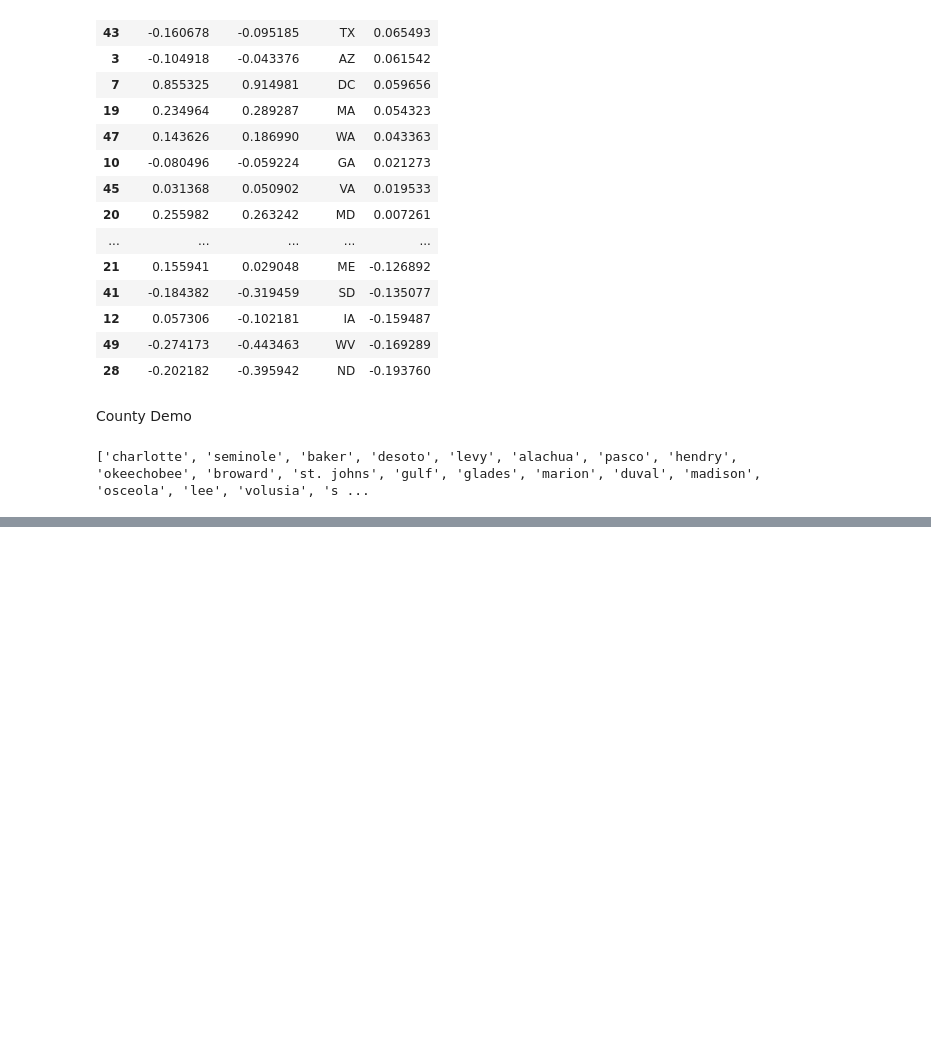
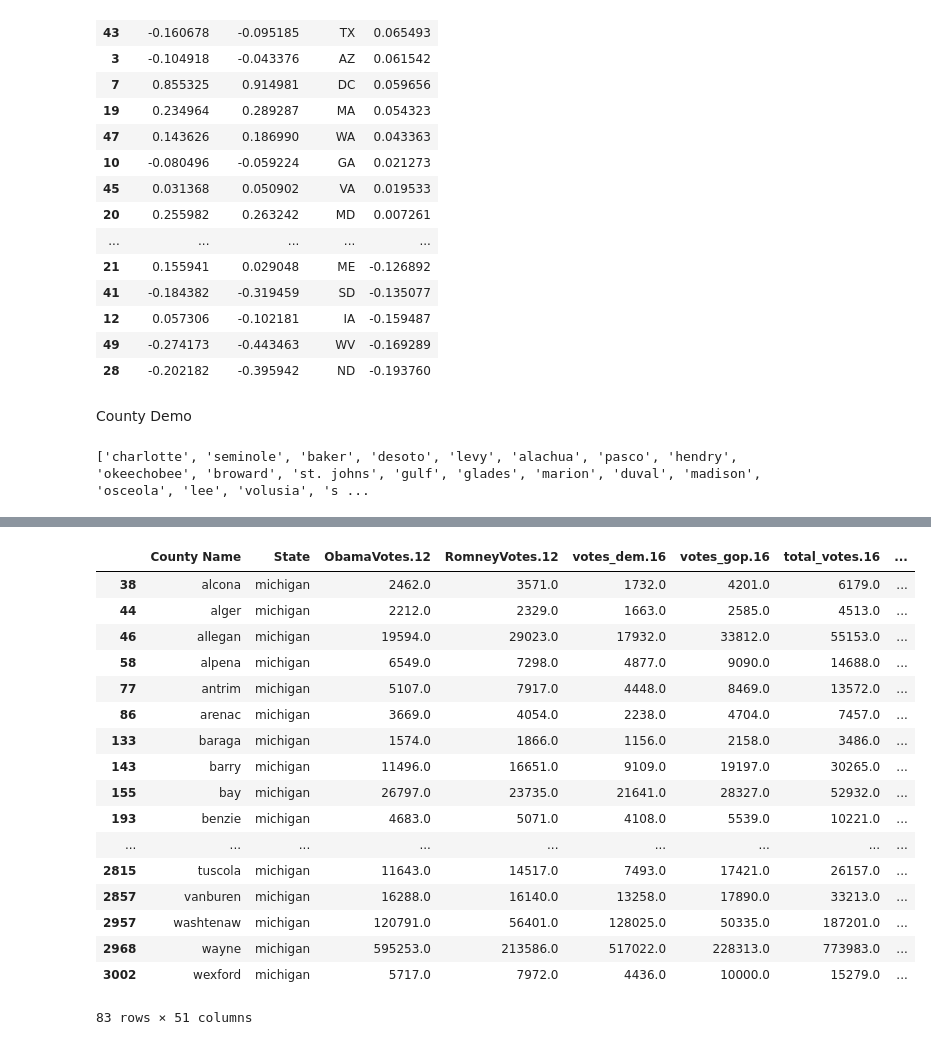
Before and after one commit to adnanhemani/data8-assets, a Jupyter notebook: plotly_demo.ipynb, the cells around one changed output, grey strips where cells are left out. Saved outputs shown, nothing was run; the diff lists cells and outputs as text; code cells hidden in the pictures; blank space fills up the shorter version.

```diff
--- a/plotly_demo.ipynb
+++ b/plotly_demo.ipynb
@@ -409,3 +431,24 @@ fig = dict(data=data, layout=layout)
 py.iplot(fig, filename='county-level-choropleths-python')
 # %% [output]
 [interactive output not drawn]
+# %%
+df[df.State == "michigan"]
+# %% [output]
+|  | County Name | State | ObamaVotes.12 | RomneyVotes.12 | votes_dem.16 | votes_gop.16 | total_votes.16 | ... |
+| 38 | alcona | michigan | 2462.0 | 3571.0 | 1732.0 | 4201.0 | 6179.0 | ... |
+| 44 | alger | michigan | 2212.0 | 2329.0 | 1663.0 | 2585.0 | 4513.0 | ... |
+| 46 | allegan | michigan | 19594.0 | 29023.0 | 17932.0 | 33812.0 | 55153.0 | ... |
+| 58 | alpena | michigan | 6549.0 | 7298.0 | 4877.0 | 9090.0 | 14688.0 | ... |
+| 77 | antrim | michigan | 5107.0 | 7917.0 | 4448.0 | 8469.0 | 13572.0 | ... |
+| 86 | arenac | michigan | 3669.0 | 4054.0 | 2238.0 | 4704.0 | 7457.0 | ... |
+| 133 | baraga | michigan | 1574.0 | 1866.0 | 1156.0 | 2158.0 | 3486.0 | ... |
+| 143 | barry | michigan | 11496.0 | 16651.0 | 9109.0 | 19197.0 | 30265.0 | ... |
+| 155 | bay | michigan | 26797.0 | 23735.0 | 21641.0 | 28327.0 | 52932.0 | ... |
+| 193 | benzie | michigan | 4683.0 | 5071.0 | 4108.0 | 5539.0 | 10221.0 | ... |
+| ... | ... | ... | ... | ... | ... | ... | ... | ... |
+| 2815 | tuscola | michigan | 11643.0 | 14517.0 | 7493.0 | 17421.0 | 26157.0 | ... |
+| 2857 | vanburen | michigan | 16288.0 | 16140.0 | 13258.0 | 17890.0 | 33213.0 | ... |
+| 2957 | washtenaw | michigan | 120791.0 | 56401.0 | 128025.0 | 50335.0 | 187201.0 | ... |
+| 2968 | wayne | michigan | 595253.0 | 213586.0 | 517022.0 | 228313.0 | 773983.0 | ... |
+| 3002 | wexford | michigan | 5717.0 | 7972.0 | 4436.0 | 10000.0 | 15279.0 | ... |
+83 rows × 51 columns
```
Also changed, not shown: parts of 14 cells of this notebook, 2 other files.
